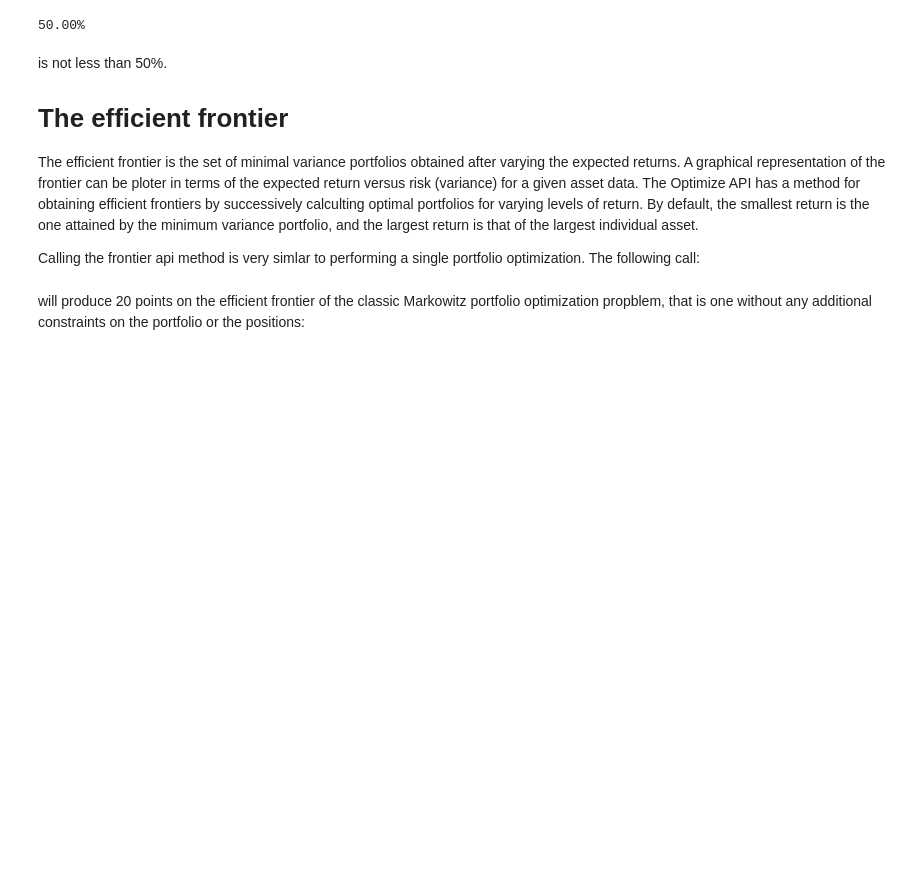
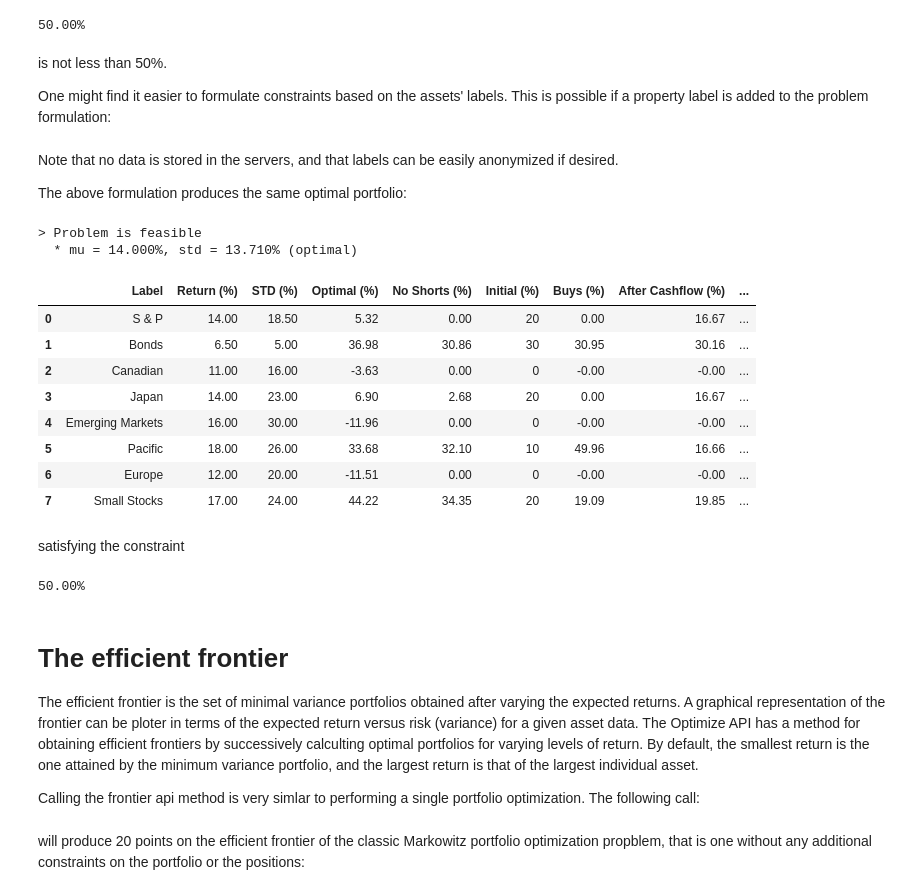
Before and after one commit to mcdeoliveira/pyoptimum-examples, a Jupyter notebook: examples/portfolio.ipynb, the cells around one changed output. Cells and saved outputs as stored; diff of their text form; code cells hidden in the pictures; blank space fills up the shorter version.

Commit message:
Adding an example with constraints and labels.

```diff
--- a/examples/portfolio.ipynb
+++ b/examples/portfolio.ipynb
@@ -448,8 +447,7 @@ It is also possible to specify arbitrary constraints on sets of assets.
 
 For example, consider the that one desires an optimal portfolio with no cashflow, no shorts, but at least 50% of their assets on the combined S & P and Bond markets. Such a problem can be formulated after defining a set and corresponding constraint:
 # %%
-set1 = {'label': 's&p_bonds_set', 'indices': [0, 1]}
-constraint1 = {'label': 's&p_bonds', 'set': 's&p_bonds_set', 'bounds': [.5, np.inf]}
+constraint1 = {'label': 's&p_bonds', 'set': [0, 1], 'bounds': [.5, np.inf]}
 # %% [markdown]
 Note how sets are defined using numeric indices (starting from 0), and the constraint bounds estalish the lower and upper bound on the sum of the assets in the set.
 
@@ -503,9 +500,62 @@ satisfies the constraint that
 print('{:.2f}%'.format(assets['S&P + Bonds >= 50 (%)'][0:2].sum()))
 # %% [output]
 50.00%
+# %% [markdown]
+is not less than 50%.
+
+One might find it easier to formulate constraints based on the assets' labels. This is possible if a property label is added to the problem formulation:
+# %%
+# Expected return
+mu = 14
+
+# options
+options = {
+    'short': False
+}
+
+# prepare data for submitting request to api
+data = {
+    'Q': Q.tolist(),
+    'r': r.tolist(),
+    'mu': mu,
+    'labels': assets['Label'].tolist(),
+    'constraints': [{'label': 's&p_bonds', 'set': ['S & P', 'Bonds'], 'bounds': [.5, np.inf]}],
+    'options': options
+}
+sol = client.call('portfolio', data)
+# %% [markdown]
+Note that no data is stored in the servers, and that labels can be easily anonymized if desired.
+
+The above formulation produces the same optimal portfolio:
+# %%
+if sol['status']=='infeasible':
+    print('> Problem is infeasible')
+    assets['S&P + Bonds >= 50 (%)'] = np.nan
+else:
+    print('> Problem is feasible')
+    print('  * mu = {:.3f}%, std = {:.3f}% ({})'.format(mu, math.sqrt(sol['obj']), sol['status']))
+    x = np.array(sol['x'])
+    assets['S&P + Bonds >= 50 (%)'] = 100*x
+assets
+# %% [output]
+> Problem is feasible
+  * mu = 14.000%, std = 13.710% (optimal)
+|  | Label | Return (%) | STD (%) | Optimal (%) | No Shorts (%) | Initial (%) | Buys (%) | After Cashflow (%) | ... |
+| 0 | S & P | 14.00 | 18.50 | 5.32 | 0.00 | 20 | 0.00 | 16.67 | ... |
+| 1 | Bonds | 6.50 | 5.00 | 36.98 | 30.86 | 30 | 30.95 | 30.16 | ... |
+| 2 | Canadian | 11.00 | 16.00 | -3.63 | 0.00 | 0 | -0.00 | -0.00 | ... |
+| 3 | Japan | 14.00 | 23.00 | 6.90 | 2.68 | 20 | 0.00 | 16.67 | ... |
+| 4 | Emerging Markets | 16.00 | 30.00 | -11.96 | 0.00 | 0 | -0.00 | -0.00 | ... |
+| 5 | Pacific | 18.00 | 26.00 | 33.68 | 32.10 | 10 | 49.96 | 16.66 | ... |
+| 6 | Europe | 12.00 | 20.00 | -11.51 | 0.00 | 0 | -0.00 | -0.00 | ... |
+| 7 | Small Stocks | 17.00 | 24.00 | 44.22 | 34.35 | 20 | 19.09 | 19.85 | ... |
+# %% [markdown]
+satisfying the constraint
+# %%
+print('{:.2f}%'.format(assets['S&P + Bonds >= 50 (%)'][0:2].sum()))
+# %% [output]
+50.00%
 # %% [markdown]
-is not less than 50%.
-
 # The efficient frontier
 
 The efficient frontier is the set of minimal variance portfolios obtained after varying the expected returns. A graphical representation of the frontier can be ploter in terms of the expected return versus risk (variance) for a given asset data. The Optimize API has a method for obtaining efficient frontiers by successively calculting optimal portfolios for varying levels of return. By default, the smallest return is the one attained by the minimum variance portfolio, and the largest return is that of the largest individual asset.
```
Also changed, not shown: parts of 5 cells of this notebook.
